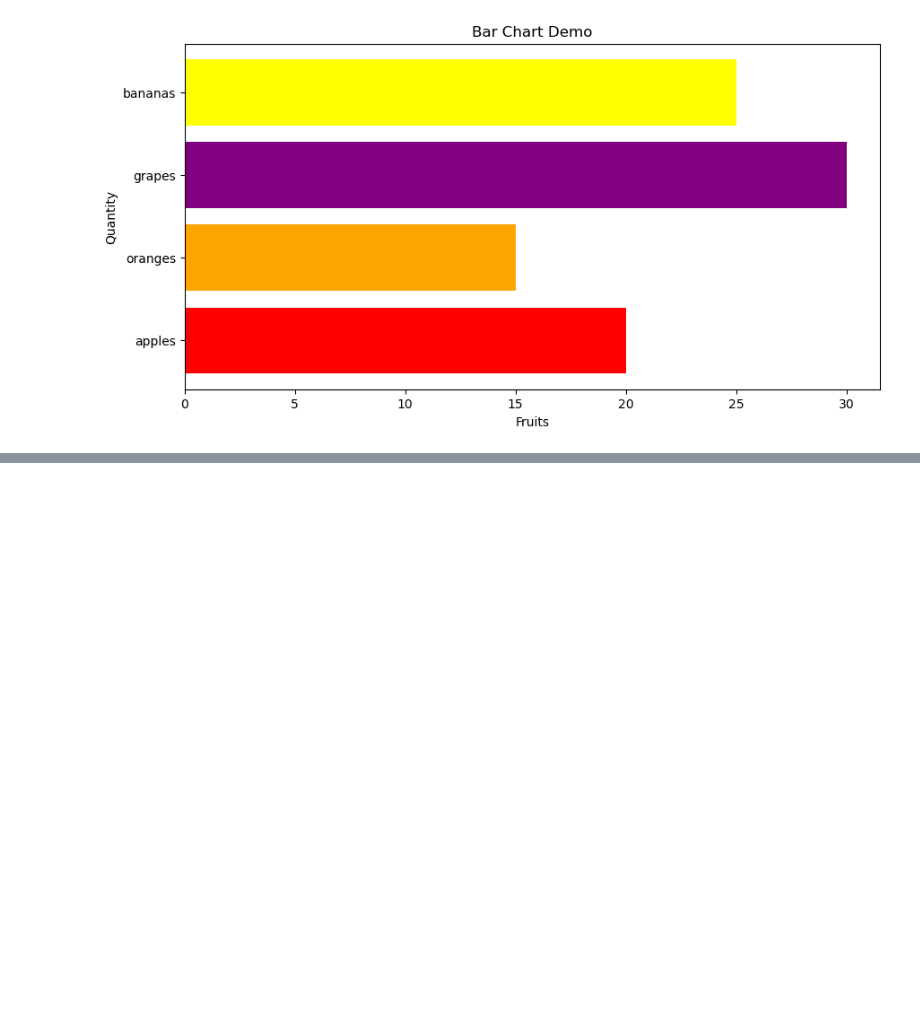
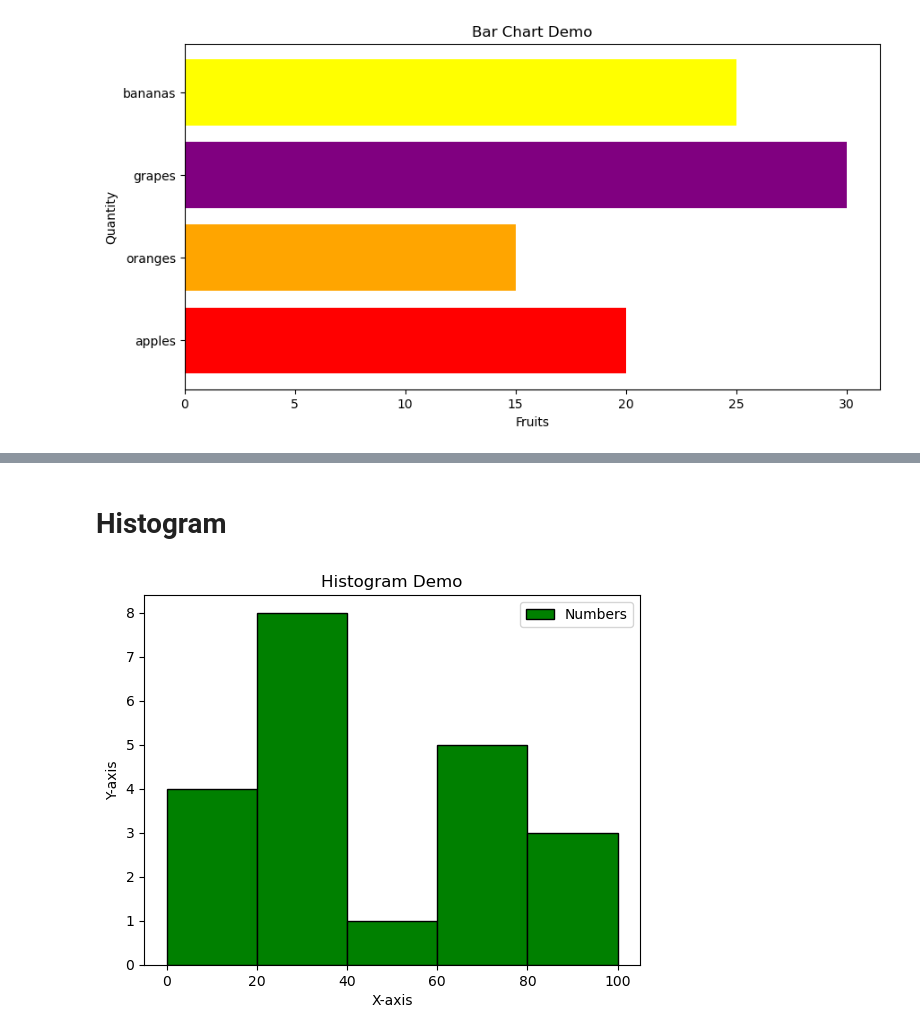
Before and after one commit to rajeshgowda116/Machine-Learning, a Jupyter notebook: mathplot/mathplot.ipynb, the cells around one changed output, grey strips where cells are left out. Saved outputs shown, nothing was run; the diff lists cells and outputs as text; code cells hidden in the pictures; blank space fills up the shorter version.

Commit message:
Rajesh added more mathplotlin like bar hist like that

```diff
--- a/mathplot/mathplot.ipynb
+++ b/mathplot/mathplot.ipynb
@@ -82,0 +102,15 @@ plt.show()
+# %% [markdown]
+# Histogram
+# %%
+import matplotlib.pyplot as plt
+
+numbers=[10,12,15,18,20,22,26,29,30,32,36,39,45,60,68,63,70,78,90,95,99]
+plt.hist(numbers,bins=[0,20,40,60,80,100],color='green',edgecolor='black')
+plt.title("Histogram Demo")
+plt.xlabel("X-axis")
+plt.ylabel("Y-axis")
+plt.legend(["Numbers"],loc='upper right')
+plt.savefig("histogram.png")
+plt.show()
+# %% [output]
+[figure, added]
```
Also changed, not shown: parts of 6 cells of this notebook, 3 other files.
